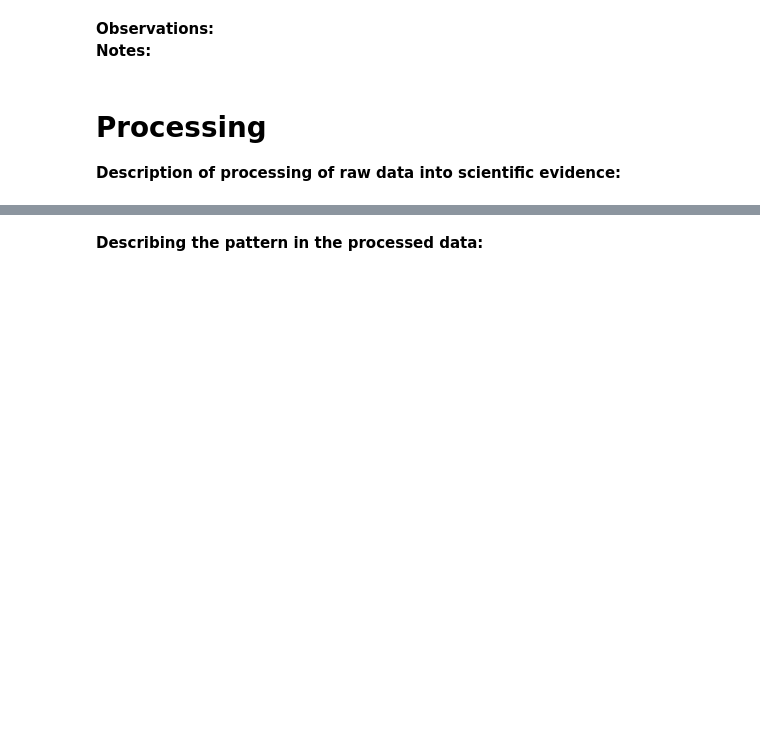
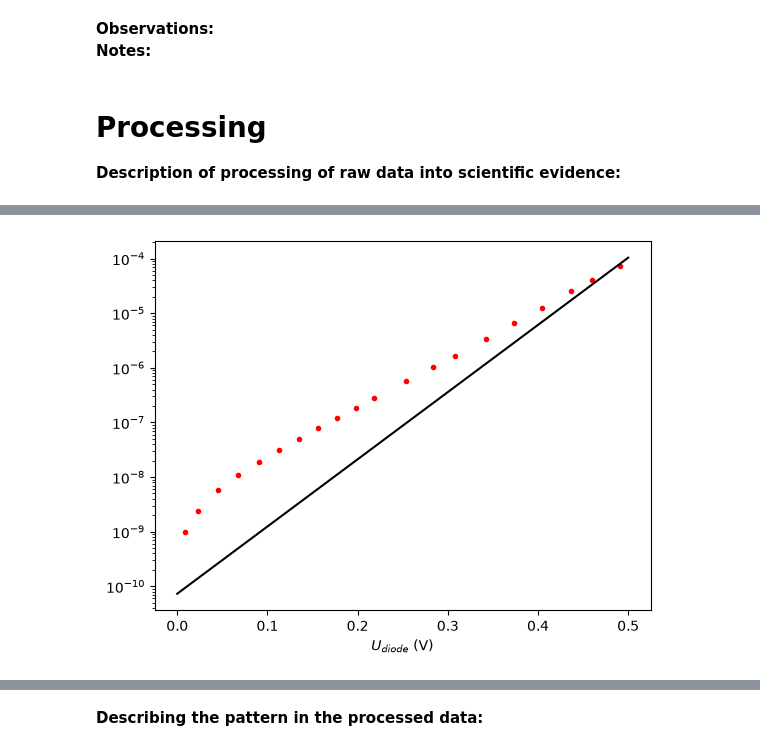
Before and after one commit to marcusmdb/Thermo_Marcus_Maurits, a Jupyter notebook: practicum/boltzzmann/BM_labjournaal.ipynb, the cells around one changed output, grey strips where cells are left out. Saved outputs shown, nothing was run; the diff lists cells and outputs as text; code cells hidden in the pictures; blank space fills up the shorter version.

```diff
--- a/practicum/boltzzmann/BM_labjournaal.ipynb
+++ b/practicum/boltzzmann/BM_labjournaal.ipynb
@@ -50,0 +94,24 @@ from scipy.optimize import curve_fit
+# %%
+#Data processing and analysis:
+#Haal punten onder 0.1 weg
+U_D_FIT = U_D[5:]
+I_D_FIT = I_D[5:]
+
+def fitfunc(U, I0, c):
+    return I0*(np.e**(c*U))
+
+p0 = [1e-10, 40]
+
+fitopt, fitcov = curve_fit(fitfunc, U_D_FIT, I_D_FIT, p0=p0, bounds=([0,0],[1e-3,100]))
+xrange = np.linspace(0, 0.5, 100)
+
+I0 = fitopt[0]
+c = fitopt[1]
+
+plt.figure()
+plt.plot(U_D, I_D, 'r.')
+plt.plot(xrange, fitfunc(xrange, I0, c), 'k-')
+plt.xlabel(r'$U_{diode}$ (V)')
+plt.yscale('log')
+# %% [output]
+[figure, added]
```
Also changed, not shown: parts of 9 cells of this notebook, 1 other file.
